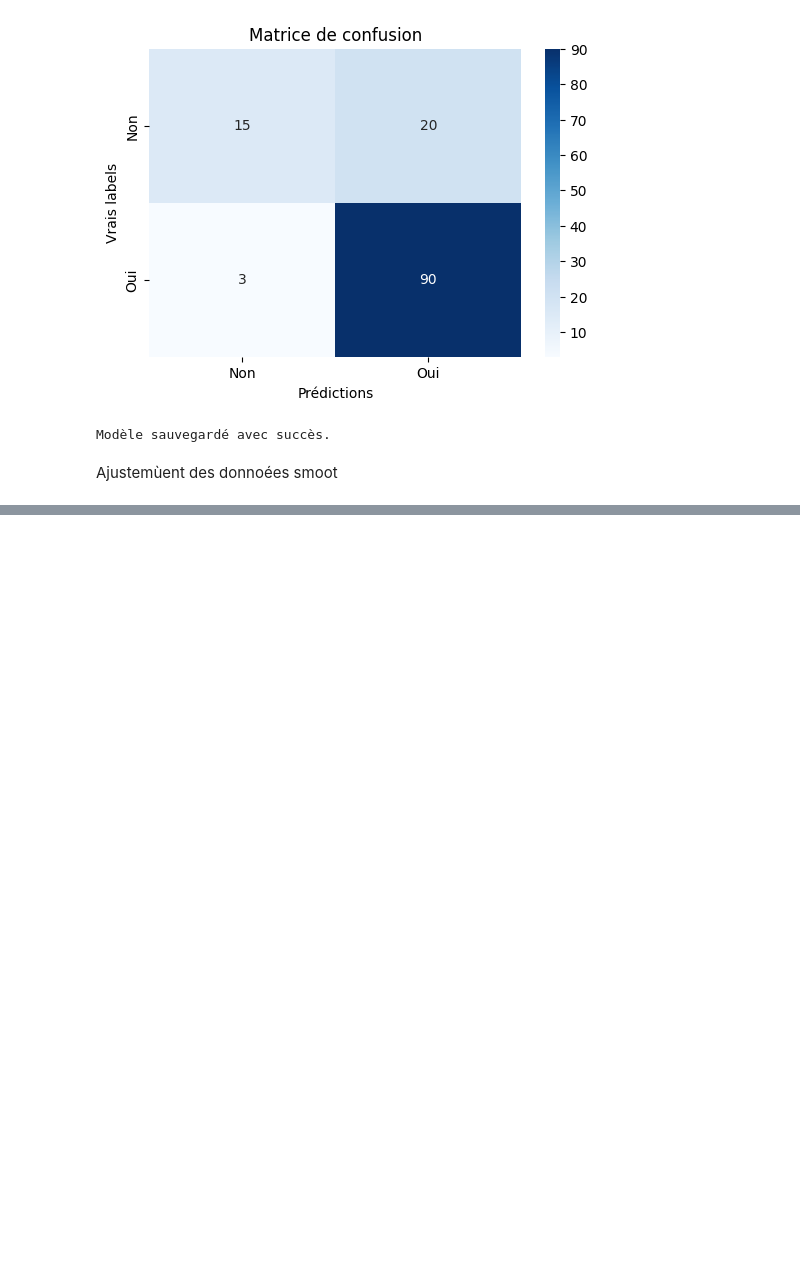
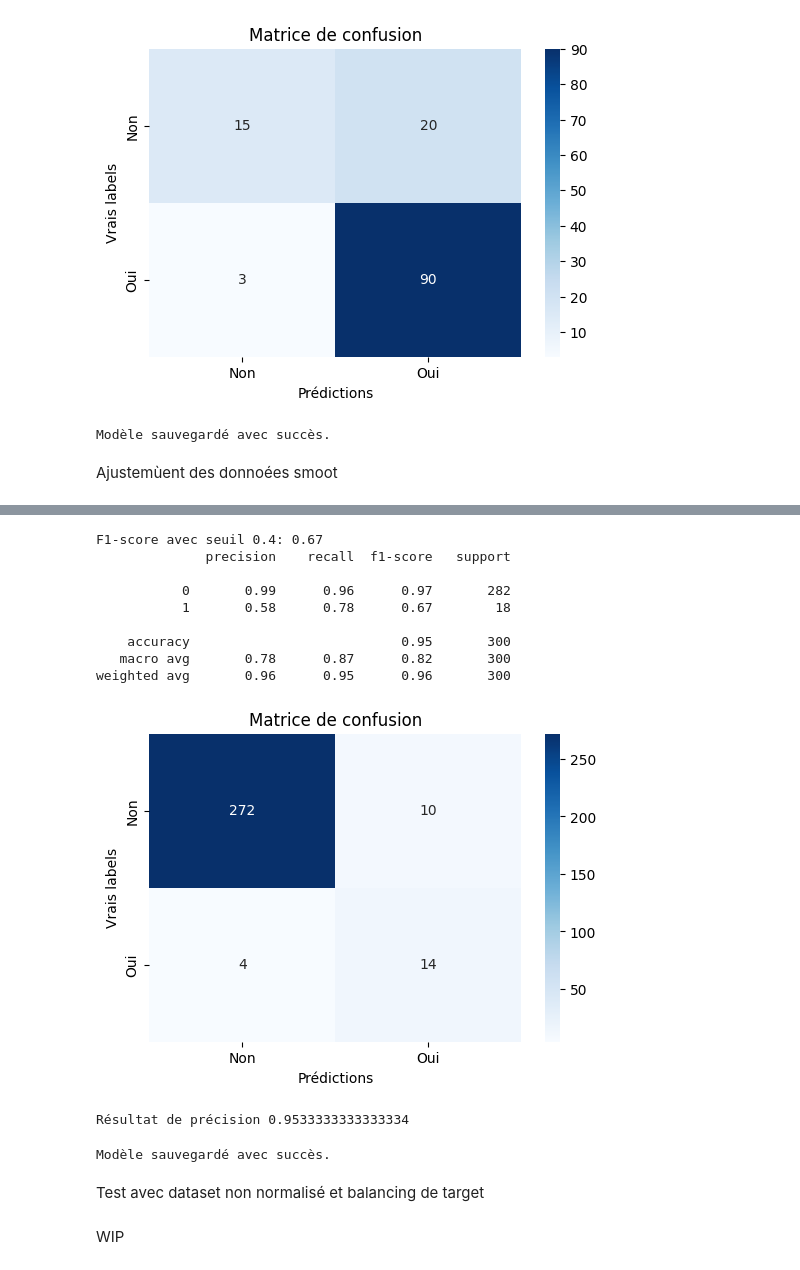
Before and after one commit to AxelMunerol/TestCrossValidation, a Jupyter notebook: Recherche_model.ipynb, the cells around one changed output, grey strips where cells are left out. Saved outputs shown, nothing was run; the diff lists cells and outputs as text; code cells hidden in the pictures; blank space fills up the shorter version.

```diff
--- a/Untitled.ipynb
+++ b/Recherche_model.ipynb
@@ -458,0 +533,56 @@ Fitting 5 folds for each of 6 candidates, totalling 30 fits
+# %%
+from xgboost import XGBClassifier
+from sklearn.metrics import f1_score, classification_report
+
+# Initialisation du modèle
+xgb = XGBClassifier(scale_pos_weight=10, random_state=42)
+
+# Entraînement
+xgb.fit(X_res, y_res)
+
+# Prédictions probabilistes
+y_proba = xgb.predict_proba(X_test)[:, 1]
+
+# Ajustement du seuil
+optimal_threshold = 0.4
+y_pred_thresh = (y_proba >= optimal_threshold).astype(int)
+
+# Évaluation
+print(f"F1-score avec seuil {optimal_threshold}: {f1_score(y_test, y_pred_thresh):.2f}")
+print(classification_report(y_test, y_pred_thresh))
+conf_matrix = confusion_matrix(y_test, y_pred_thresh)
+
+# Affichage de la matrice de confusion sous forme de heatmap
+plt.figure(figsize=(6, 4))
+sns.heatmap(conf_matrix, annot=True, fmt='d', cmap='Blues', xticklabels=['Non', 'Oui'], yticklabels=['Non', 'Oui'])
+plt.title('Matrice de confusion')
+plt.xlabel('Prédictions')
+plt.ylabel('Vrais labels')
+plt.show()
+# %% [output]
+F1-score avec seuil 0.4: 0.67
+              precision    recall  f1-score   support
+
+           0       0.99      0.96      0.97       282
+           1       0.58      0.78      0.67        18
+
+    accuracy                           0.95       300
+   macro avg       0.78      0.87      0.82       300
+weighted avg       0.96      0.95      0.96       300
+[figure, added]
+# %%
+ print('Résultat de précision',accuracy_score(y_test, y_pred_thresh))
+# %% [output]
+Résultat de précision 0.9533333333333334
+# %%
+import pickle
+with open('Extremegradientboosting.pkl', 'wb') as file:
+    pickle.dump(grid_search.best_estimator_, file)
+
+print("Modèle sauvegardé avec succès.")
+# %% [output]
+Modèle sauvegardé avec succès.
+# %% [markdown]
+Test avec dataset non normalisé et balancing de target
+# %% [markdown]
+WIP
```
Also changed, not shown: parts of 3 cells of this notebook, 1 other file.
